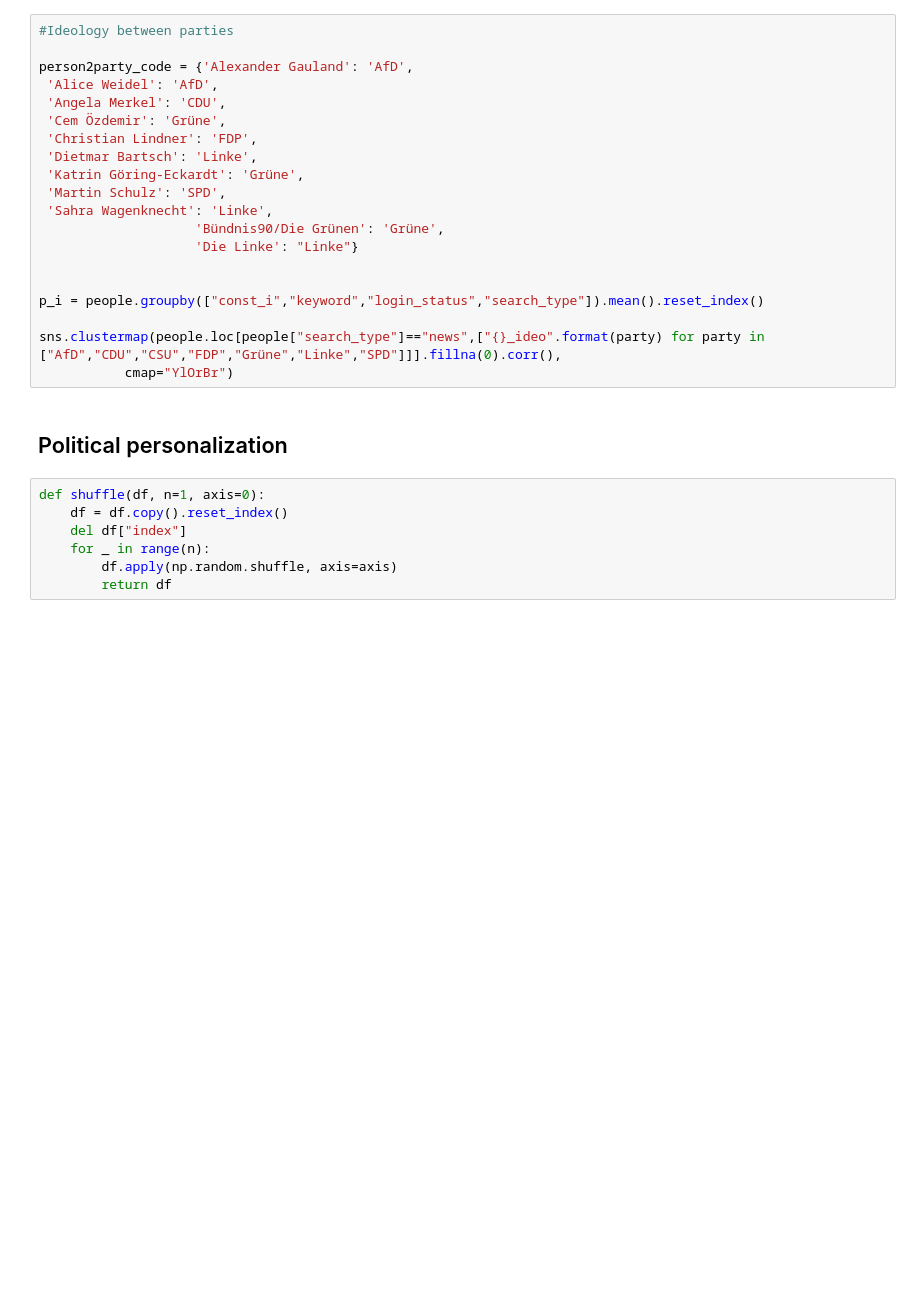
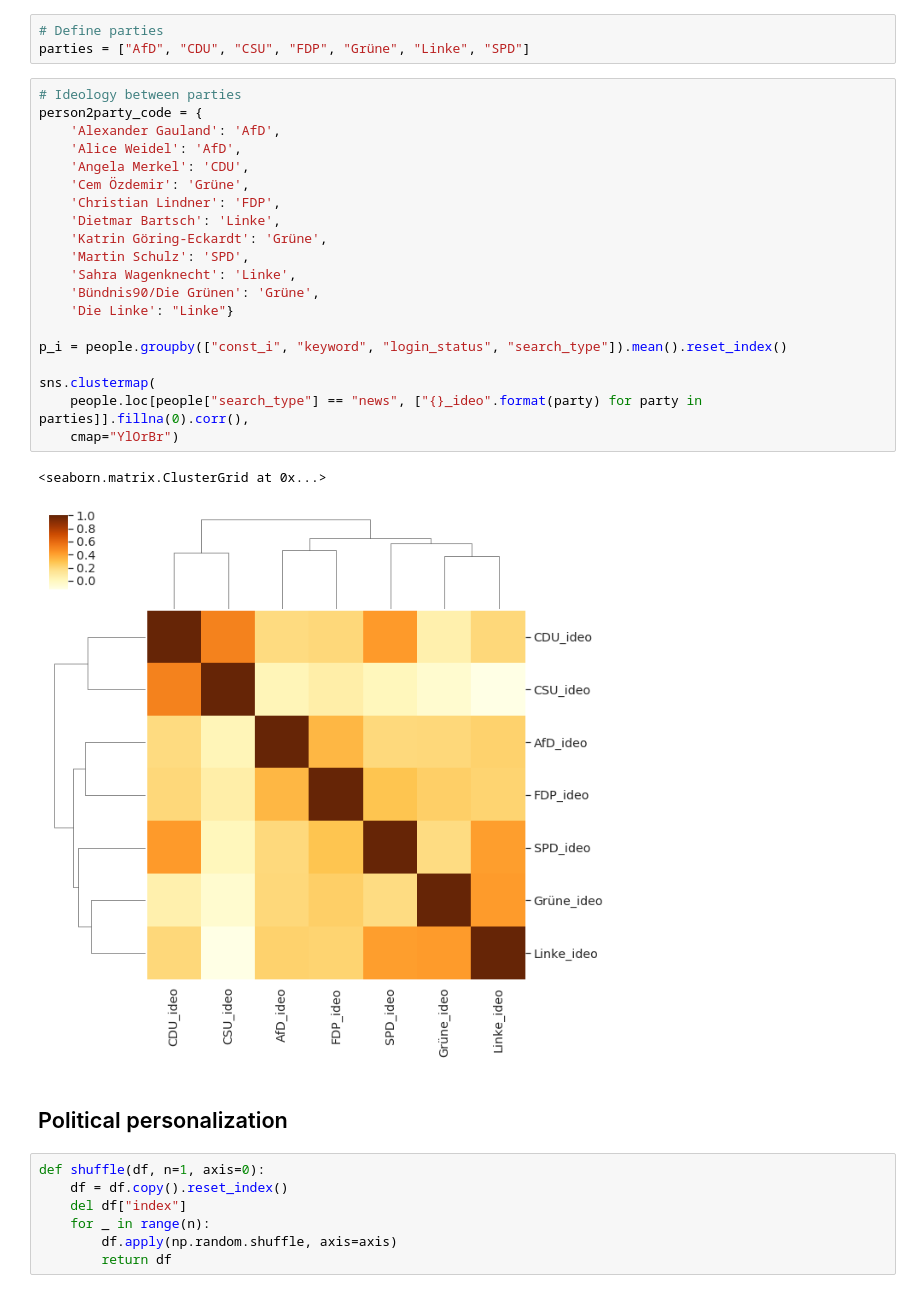
Before and after one commit to palmerabollo/luca-challenge, a Jupyter notebook: code/study_data.ipynb, the cells around one changed output. Drawn from its saved outputs; the diff is of its cells as text; blank space fills up the shorter version.

```diff
--- a/code/study_data.ipynb
+++ b/code/study_data.ipynb
@@ -95,23 +107,29 @@ for a,b in p.groupby("search_type"):
+# %%
+# Define parties
+parties = ["AfD", "CDU", "CSU", "FDP", "Grüne", "Linke", "SPD"]
 # %%
-#Ideology between parties
+# Ideology between parties
+person2party_code = {
+    'Alexander Gauland': 'AfD',
+    'Alice Weidel': 'AfD',
+    'Angela Merkel': 'CDU',
+    'Cem Özdemir': 'Grüne',
+    'Christian Lindner': 'FDP',
+    'Dietmar Bartsch': 'Linke',
+    'Katrin Göring-Eckardt': 'Grüne',
+    'Martin Schulz': 'SPD',
+    'Sahra Wagenknecht': 'Linke',
+    'Bündnis90/Die Grünen': 'Grüne',
+    'Die Linke': "Linke"}
 
-person2party_code = {'Alexander Gauland': 'AfD',
- 'Alice Weidel': 'AfD',
- 'Angela Merkel': 'CDU',
- 'Cem Özdemir': 'Grüne',
- 'Christian Lindner': 'FDP',
- 'Dietmar Bartsch': 'Linke',
- 'Katrin Göring-Eckardt': 'Grüne',
- 'Martin Schulz': 'SPD',
- 'Sahra Wagenknecht': 'Linke',
-                    'Bündnis90/Die Grünen': 'Grüne',
-                    'Die Linke': "Linke"}
+p_i = people.groupby(["const_i", "keyword", "login_status", "search_type"]).mean().reset_index()
 
-
-p_i = people.groupby(["const_i","keyword","login_status","search_type"]).mean().reset_index()
-
-sns.clustermap(people.loc[people["search_type"]=="news",["{}_ideo".format(party) for party in ["AfD","CDU","CSU","FDP","Grüne","Linke","SPD"]]].fillna(0).corr(),
-           cmap="YlOrBr")
+sns.clustermap(
+    people.loc[people["search_type"] == "news", ["{}_ideo".format(party) for party in parties]].fillna(0).corr(),
+    cmap="YlOrBr")
+# %% [output]
+<seaborn.matrix.ClusterGrid at 0x...>
+[figure, added]
 # %% [markdown]
 ## Political personalization
 # %%
```
Also changed, not shown: parts of 12 cells of this notebook, 8 other files.
